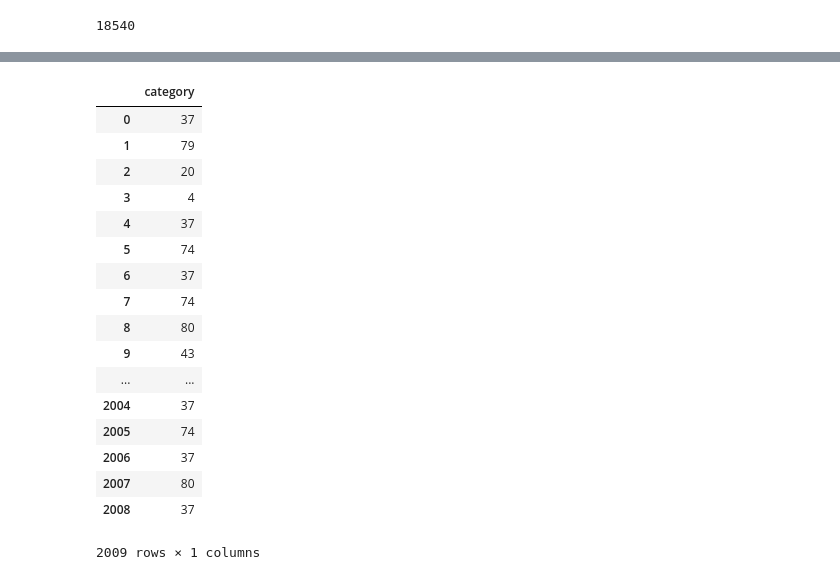
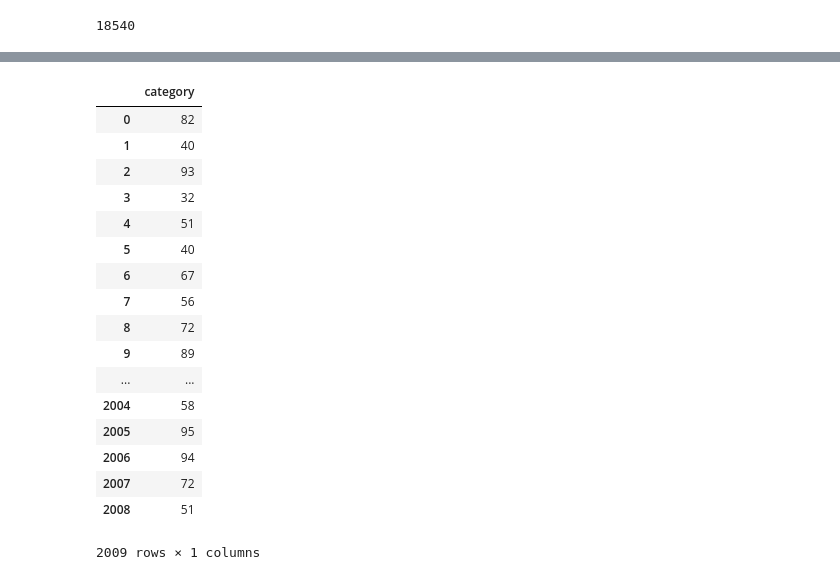
Before and after one commit to sagar9926/FlowerClassification, a Jupyter notebook: Copy_of_Flower_category_comp.ipynb, the cells around one changed output, grey strips where cells are left out. Saved outputs shown, nothing was run; the diff lists cells and outputs as text; code cells hidden in the pictures.

```diff
--- a/Copy_of_Flower_category_comp.ipynb
+++ b/Copy_of_Flower_category_comp.ipynb
@@ -327,0 +337,12 @@ KeyboardInterrupt: ignored
+# %%
+datagen = ImageDataGenerator(horizontal_flip = True,preprocessing_function=get_random_eraser())
+datagen.fit(X_train)
+
+
+# demonstrate effect on entire training dataset
+train_iterator = datagen.flow(X_train, y_train, batch_size=256, shuffle=False) #what is the use of shuffle
+val_iterator = datagen.flow(X_test, y_test, batch_size=64, shuffle=False)
+# %%
+model1.compile(loss='categorical_crossentropy',optimizer='adam',metrics=['accuracy'])
+model1.fit_generator(train_iterator, steps_per_epoch=256, verbose=1,nb_epoch=10,
+                    validation_data=val_iterator,validation_steps = 64)
@@ -347,0 +369,3 @@ array([37, 79, 20, ..., 37, 80, 37])
+# %%
+test_iterator = datagen.flow(test, batch_size=64, shuffle=False)
+prediction = model1.predict_generator(test_iterator,steps = 64)
@@ -348,25 +386,27 @@ array([37, 79, 20, ..., 37, 80, 37])
+# %%
+predict = [np.argmax(prediction[i]) for i in range(2009)]
 # %%
 
-df_prediction= pd.DataFrame({'category':prediction})
+df_prediction= pd.DataFrame({'category':predict})
 df_prediction
 # %% [output]
 |  | category |
-| 0 | 37 |
-| 1 | 79 |
-| 2 | 20 |
-| 3 | 4 |
-| 4 | 37 |
-| 5 | 74 |
-| 6 | 37 |
-| 7 | 74 |
-| 8 | 80 |
-| 9 | 43 |
+| 0 | 82 |
+| 1 | 40 |
+| 2 | 93 |
+| 3 | 32 |
+| 4 | 51 |
+| 5 | 40 |
+| 6 | 67 |
+| 7 | 56 |
+| 8 | 72 |
+| 9 | 89 |
 | ... | ... |
-| 2004 | 37 |
-| 2005 | 74 |
-| 2006 | 37 |
-| 2007 | 80 |
-| 2008 | 37 |
+| 2004 | 58 |
+| 2005 | 95 |
+| 2006 | 94 |
+| 2007 | 72 |
+| 2008 | 51 |
 2009 rows × 1 columns
 # %%
 df_prediction.category.value_counts()
```
Also changed, not shown: parts of 16 cells of this notebook.
